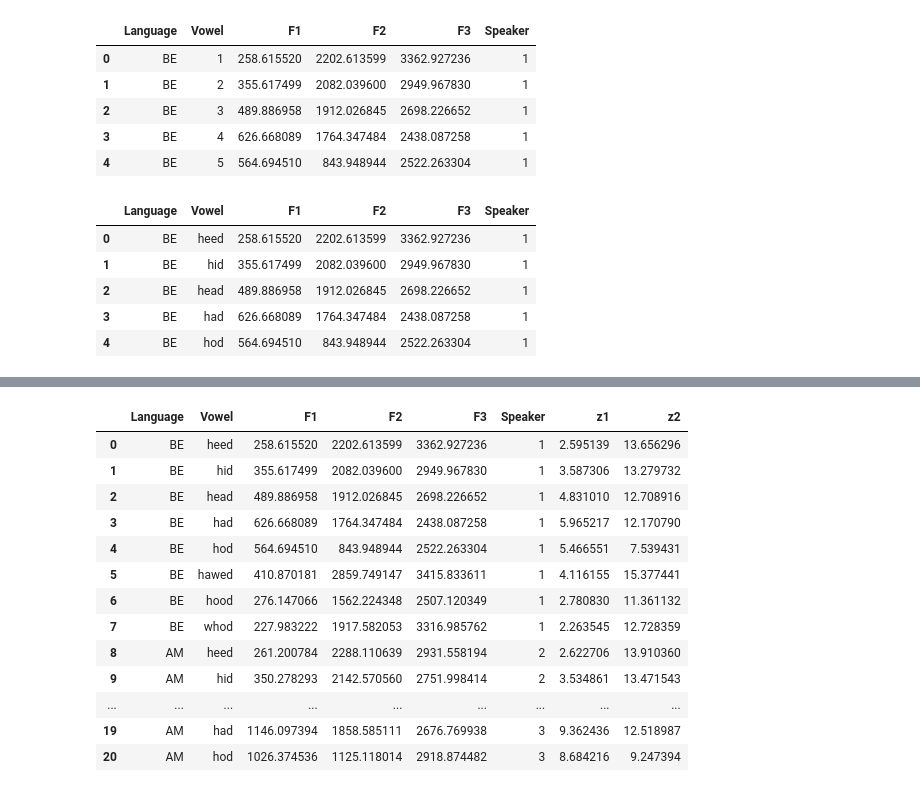
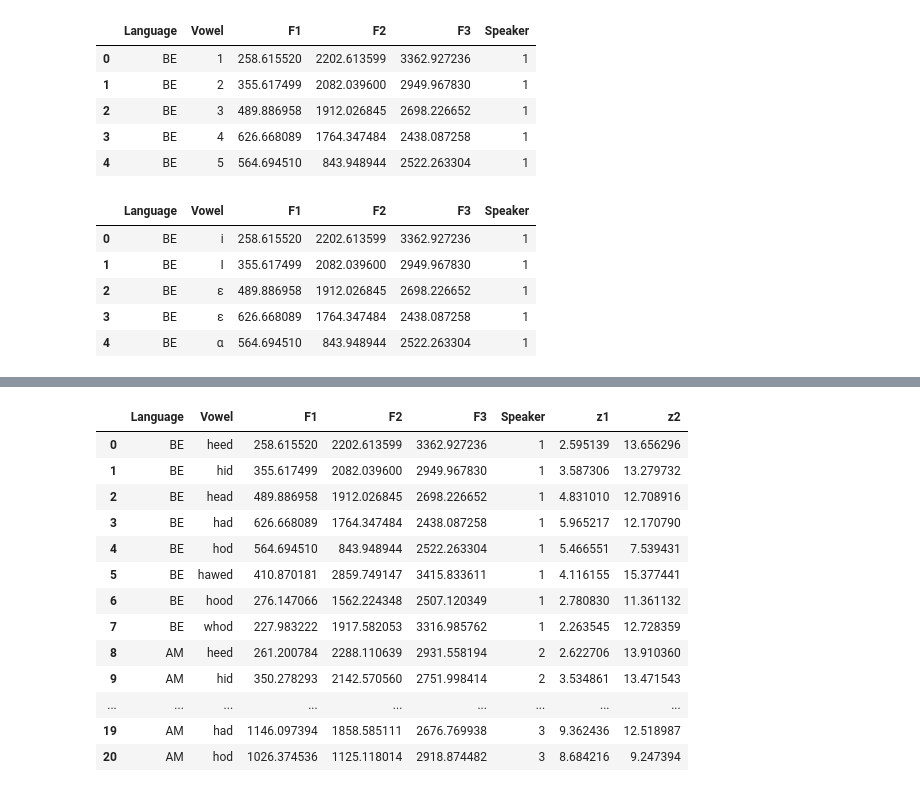
Before and after one commit to ethanweed/praat-workshop, a Jupyter notebook: scripts/plot_vowels.ipynb, the cells around one changed output, grey strips where cells are left out. Cells and saved outputs as stored; diff of their text form; code cells hidden in the pictures.

```diff
--- a/scripts/plot_vowels.ipynb
+++ b/scripts/plot_vowels.ipynb
@@ -144,17 +173,24 @@ df.head()
 | 2 | BE | 3 | 489.886958 | 1912.026845 | 2698.226652 | 1 |
 | 3 | BE | 4 | 626.668089 | 1764.347484 | 2438.087258 | 1 |
 | 4 | BE | 5 | 564.694510 | 843.948944 | 2522.263304 | 1 |
-# %%
-words = ['heed', 'hid', 'head', 'had', 'hod', 'hawed', 'hood', 'whod']
-df['Vowel'] = words * max(df['Speaker'])
-df.head()
-# %% [output]
-|  | Language | Vowel | F1 | F2 | F3 | Speaker |
-| 0 | BE | heed | 258.615520 | 2202.613599 | 3362.927236 | 1 |
-| 1 | BE | hid | 355.617499 | 2082.039600 | 2949.967830 | 1 |
-| 2 | BE | head | 489.886958 | 1912.026845 | 2698.226652 | 1 |
-| 3 | BE | had | 626.668089 | 1764.347484 | 2438.087258 | 1 |
-| 4 | BE | hod | 564.694510 | 843.948944 | 2522.263304 | 1 |
+# %%
+# add labels for vowels
+# here I am using the actual words that were spoken
+
+# list of the words, in the order that matches the data
+#labels = ['heed', 'hid', 'head', 'had', 'hod', 'hawed', 'hood', 'whod']
+labels = ['i', 'I', 'ɛ', 'æ', 'ɑ', 'ɔ', 'ʊ', 'u']
+
+# overwrites the labels in the "Vowel" column by multiplying the list by the largest number in the Speaker column
+df['Vowel'] = labels * max(df['Speaker'])
+df.head()
+# %% [output]
+|  | Language | Vowel | F1 | F2 | F3 | Speaker |
+| 0 | BE | i | 258.615520 | 2202.613599 | 3362.927236 | 1 |
+| 1 | BE | I | 355.617499 | 2082.039600 | 2949.967830 | 1 |
+| 2 | BE | ɛ | 489.886958 | 1912.026845 | 2698.226652 | 1 |
+| 3 | BE | ɛ | 626.668089 | 1764.347484 | 2438.087258 | 1 |
+| 4 | BE | ɑ | 564.694510 | 843.948944 | 2522.263304 | 1 |
 # %%
 vowelplot(df, color = 'Language')
 # %% [output]
```
Also changed, not shown: parts of 10 cells of this notebook.
